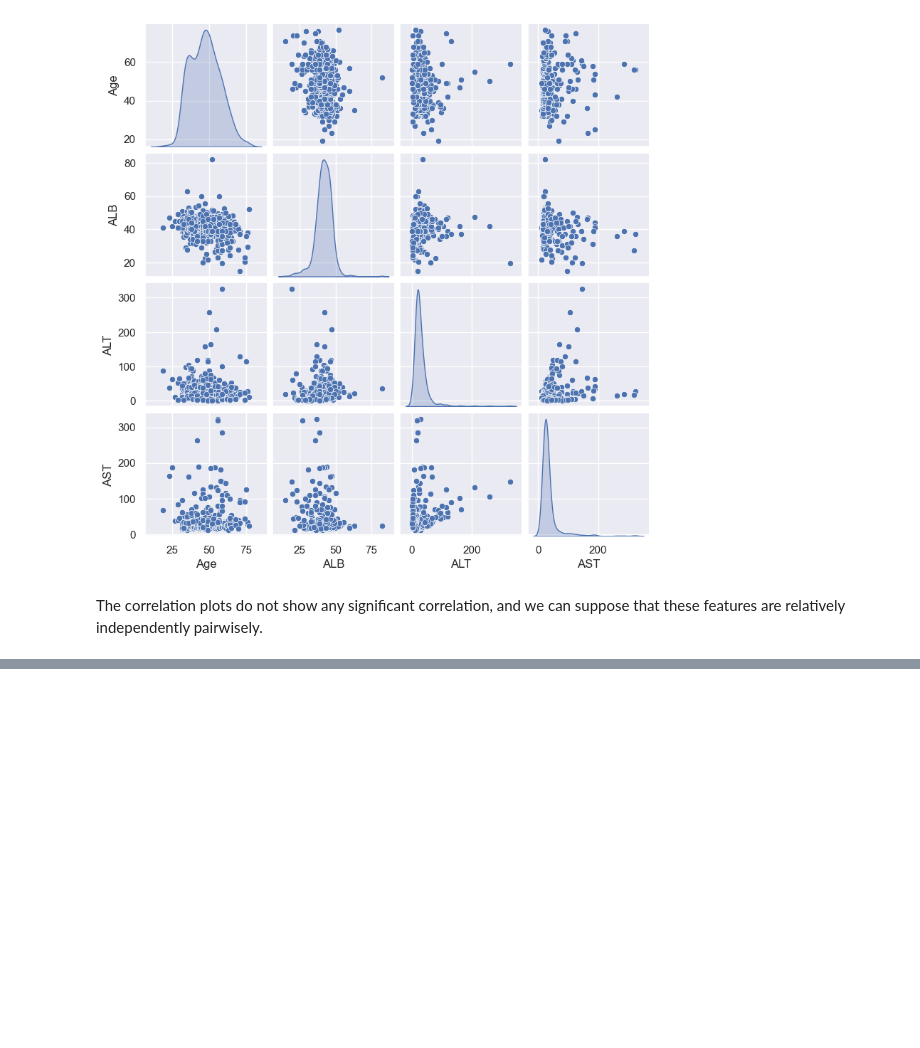
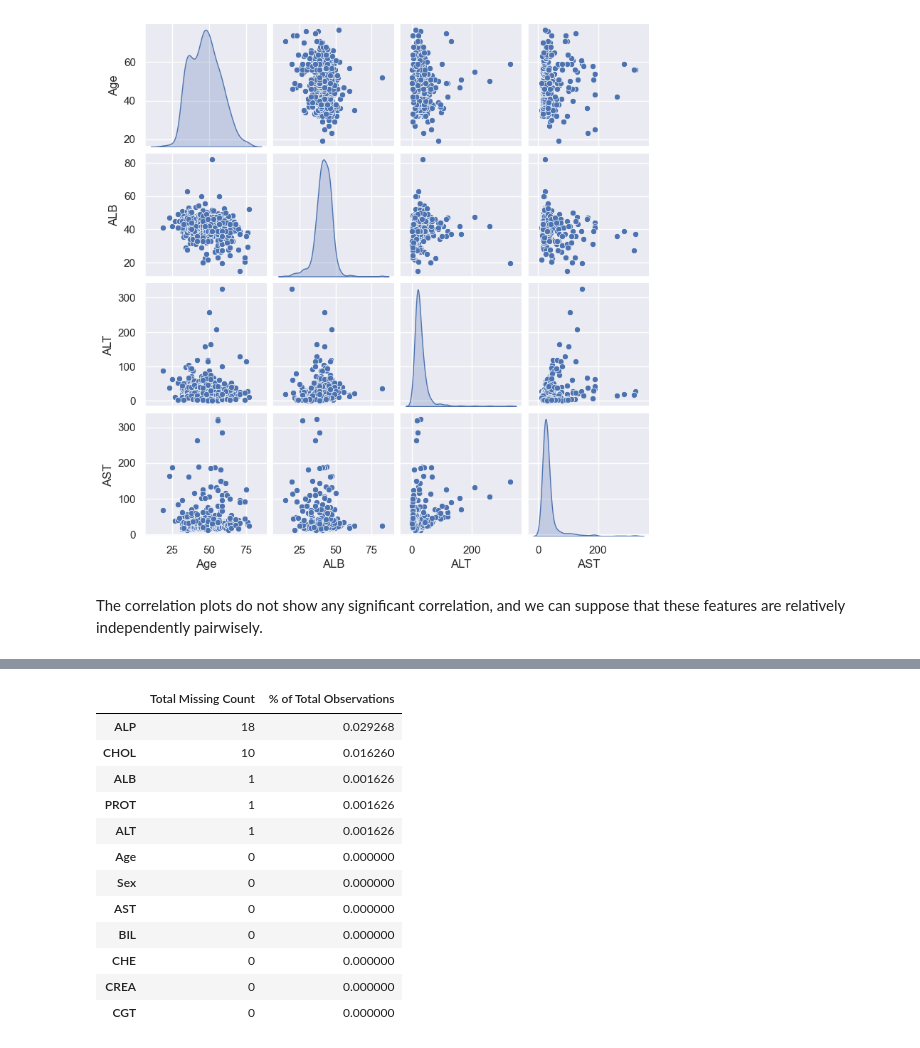
Before and after one commit to Cyngua/HCV-Data-Dashboard, a Jupyter notebook: src/preprocessing_2.ipynb, the cells around one changed output, grey strips where cells are left out. Cells and saved outputs as stored; diff of their text form; code cells hidden in the pictures; blank space fills up the shorter version.

```diff
--- a/src/preprocessing_2.ipynb
+++ b/src/preprocessing_2.ipynb
@@ -189,0 +212,20 @@ The correlation plots do not show any significant correlation, and we can suppos
+# %%
+# get the number of missing values
+total = X.isna().sum().sort_values(ascending=False)
+percent = (X.isnull().sum()/X.isnull().count()).sort_values(ascending=False)
+missing_data = pd.concat([total, percent], axis=1,join='outer', keys=['Total Missing Count', '% of Total Observations'])
+missing_data
+# %% [output]
+|  | Total Missing Count | % of Total Observations |
+| ALP | 18 | 0.029268 |
+| CHOL | 10 | 0.016260 |
+| ALB | 1 | 0.001626 |
+| PROT | 1 | 0.001626 |
+| ALT | 1 | 0.001626 |
+| Age | 0 | 0.000000 |
+| Sex | 0 | 0.000000 |
+| AST | 0 | 0.000000 |
+| BIL | 0 | 0.000000 |
+| CHE | 0 | 0.000000 |
+| CREA | 0 | 0.000000 |
+| CGT | 0 | 0.000000 |
```
Also changed, not shown: parts of 16 cells of this notebook, 5 other files.
